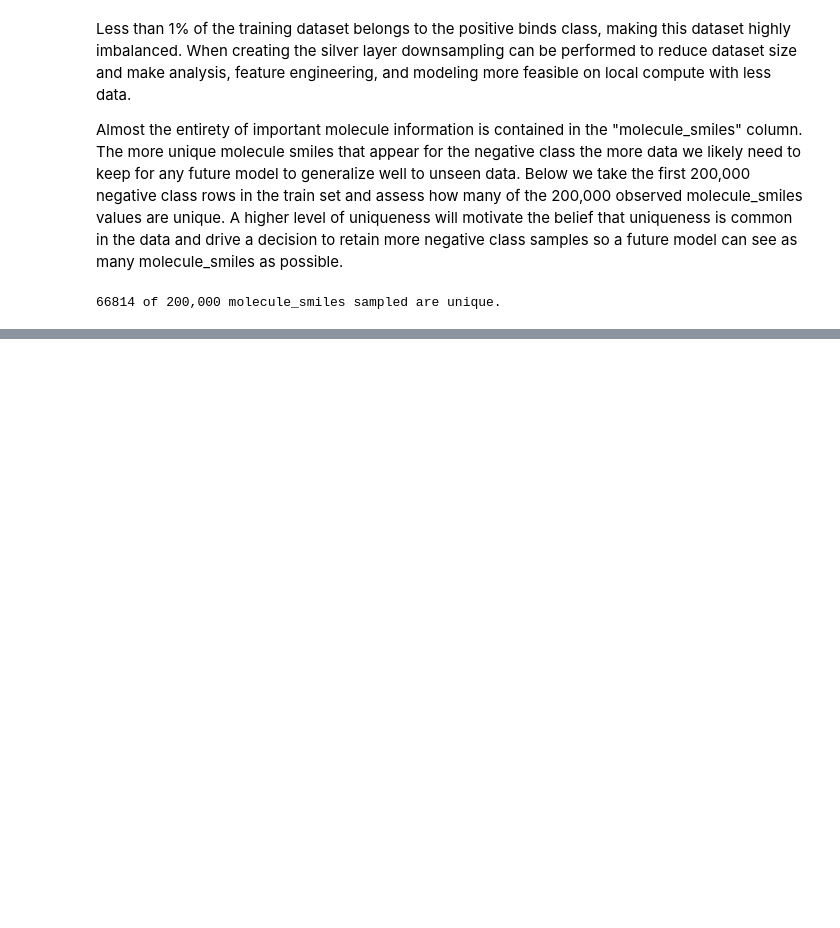
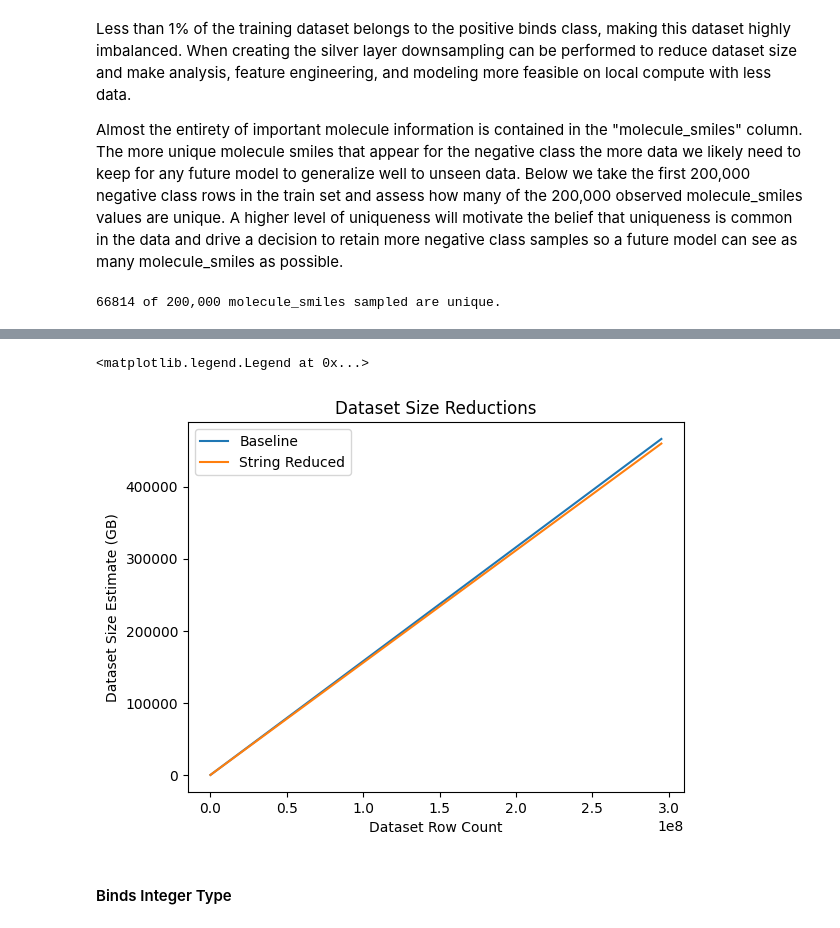
Before and after one commit to btcain4/leash-bio-ai, a Jupyter notebook: notebooks/03_silver_eda.ipynb, the cells around one changed output, grey strips where cells are left out. Cells and saved outputs as stored; diff of their text form; code cells hidden in the pictures; blank space fills up the shorter version.

```diff
--- a/notebooks/03_silver_eda.ipynb
+++ b/notebooks/03_silver_eda.ipynb
@@ -80,0 +107,31 @@ shape: (5, 8)
+# %%
+mapper = {"BRD4":0, "HSA":1, "sEH":2}
+
+str_reduce_df = (train_df
+                 .head(n=10000)
+                 .collect()
+                 .with_columns(protein_int=pl.col("protein_name").replace(mapper))
+                 .select("id",
+                         "buildingblock1_smiles",
+                         "buildingblock2_smiles",
+                         "buildingblock3_smiles",
+                         "molecule_smiles",
+                         pl.col("protein_int").cast(pl.Int8),
+                         "binds"))
+str_reduce_gb = str_reduce_df.estimated_size("gb")
+str_reduce_gb_l = str_reduce_gb * data_step
+# %%
+plt.plot(data_step, baseline_gb_l, label='Baseline')
+plt.plot(data_step, str_reduce_gb_l, label='String Reduced')
+
+plt.xlabel("Dataset Row Count")
+plt.ylabel("Dataset Size Estimate (GB)")
+
+plt.title("Dataset Size Reductions")
+
+plt.legend()
+# %% [output]
+<matplotlib.legend.Legend at 0x...>
+[figure, added]
+# %% [markdown]
+#### Binds Integer Type
```
Also changed, not shown: parts of 13 cells of this notebook.
